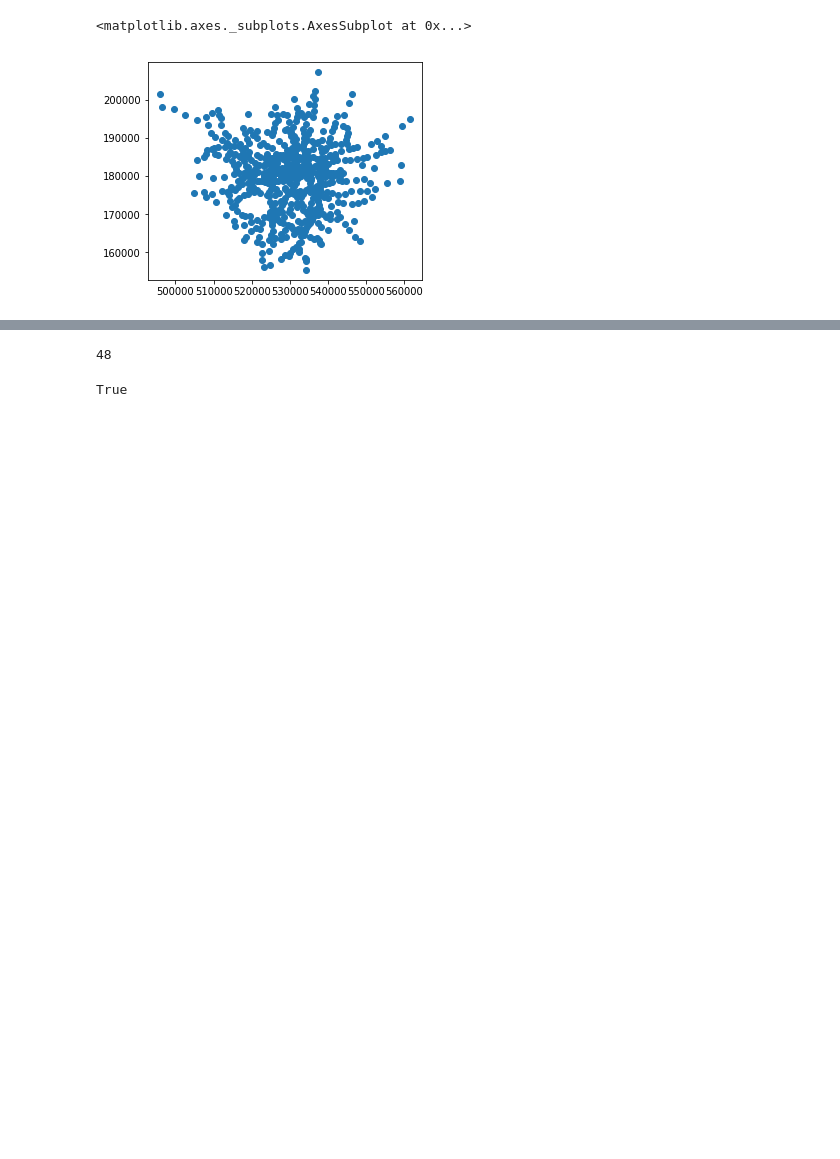
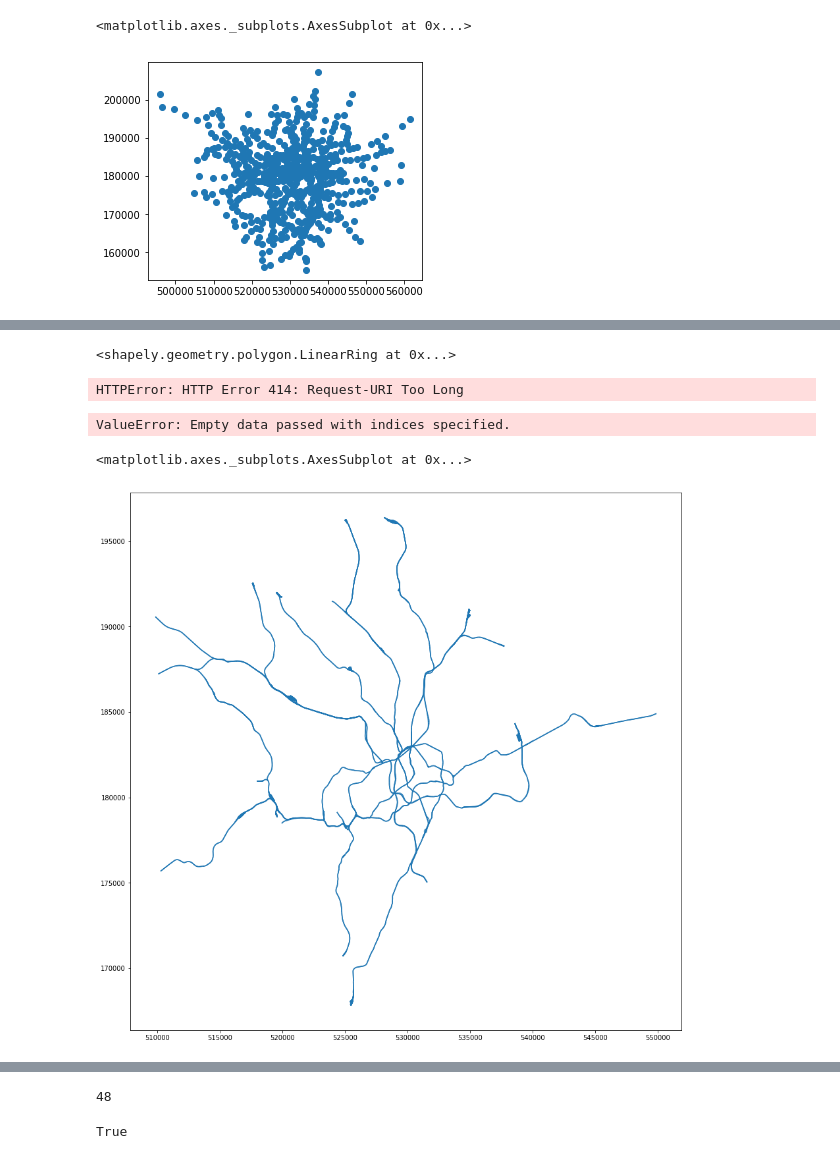
Before and after one commit to g-filomena/Computational-Image-of-the-City, a Jupyter notebook: Transport.ipynb, the cells around one changed output, grey strips where cells are left out. Saved outputs shown, nothing was run; the diff lists cells and outputs as text; code cells hidden in the pictures; blank space fills up the shorter version.

```diff
--- a/Transport.ipynb
+++ b/Transport.ipynb
@@ -71,0 +223,25 @@ stations['x'], stations['y'] = list(zip(*[(r.coords[0][0], r.coords[0][1]) for r
+# %%
+poly.iloc[0].geometry.exterior
+# %% [output]
+<shapely.geometry.polygon.LinearRing at 0x...>
+# %%
+df = geopandas_osm.osm.query_osm('way', poly.iloc[0].geometry, tags='railway')
+
+# roads = df[df.type == 'LineString'][['highway', 'name', 'geometry']]
+# %% [output]
+HTTPError: HTTP Error 414: Request-URI Too Long
+# %%
+point = (40.73120,-73.98672)
+dist = 10000
+north, south, east, west = ox.bbox_from_point(point, distance=dist)
+G = ox.graph_from_bbox(north=north, south=south, east=east, west=west,
+                       retain_all=True, truncate_by_edge=True, simplify=True,
+                       network_type='none', infrastructure='node["railway"~"station"]')
+# %% [output]
+ValueError: Empty data passed with indices specified.
+# %%
+f, ax = plt.subplots(1, figsize=(15, 15))
+edges.plot(ax=ax)
+# %% [output]
+<matplotlib.axes._subplots.AxesSubplot at 0x...>
+[figure, added]
```
Also changed, not shown: parts of 35 cells of this notebook, 24 other files.
